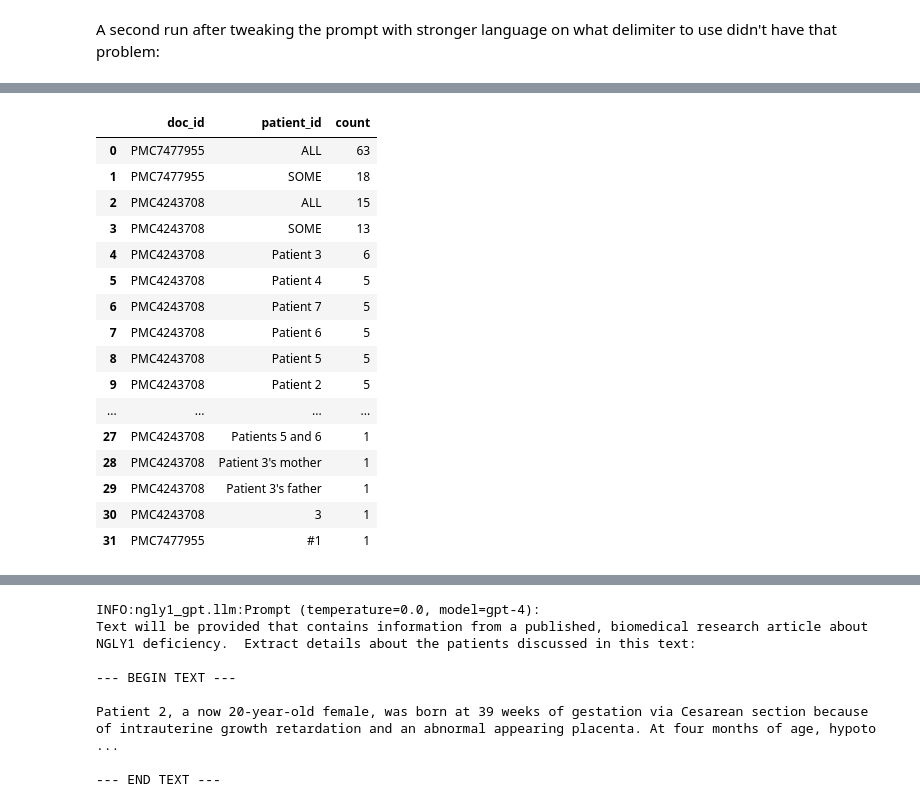
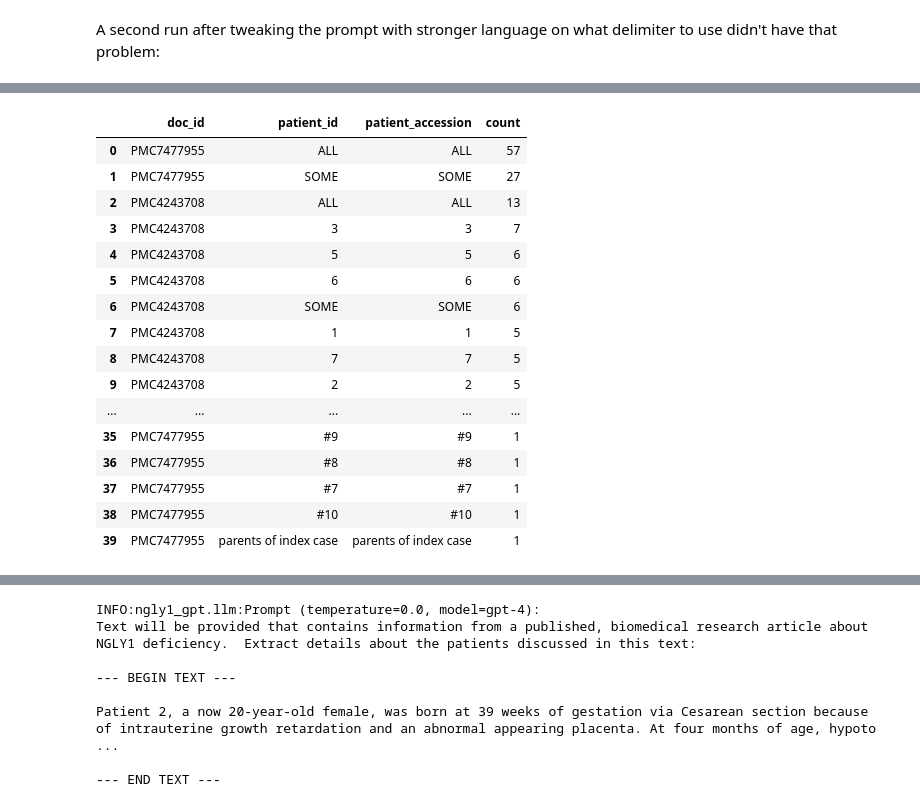
Before and after one commit to eric-czech/ngly1-gpt, a Jupyter notebook: ngly1_gpt/notebooks/patient_extraction.ipynb, the cells around one changed output, grey strips where cells are left out. Cells and saved outputs as stored; diff of their text form; code cells hidden in the pictures.

```diff
--- a/ngly1_gpt/notebooks/patient_extraction.ipynb
+++ b/ngly1_gpt/notebooks/patient_extraction.ipynb
@@ -85,7 +85,8 @@ memory usage: 8.6+ KB
 # %% [markdown]
 A second run after tweaking the prompt with stronger language on what delimiter to use didn't have that problem:
 # %%
-patients = pd.read_csv(utils.get_paths().output_data / "patients_2.tsv", sep="\t")
+#patients = pd.read_csv(utils.get_paths().output_data / "patients_2.1.tsv", sep="\t")
+patients = pd.read_csv(utils.get_paths().output_data / "patients_3.tsv", sep="\t")
 patients.info()
 patients.sample(n=15, random_state=0)
 # %% [output]
@@ -122,27 +122,27 @@ memory usage: 10.2+ KB
 # %%
 (
-    patients[['doc_id', 'patient_id']]
+    patients[['doc_id', 'patient_id', 'patient_accession']]
     .value_counts()
     .reset_index()
 )
 # %% [output]
-|  | doc_id | patient_id | count |
-| 0 | PMC7477955 | ALL | 63 |
-| 1 | PMC7477955 | SOME | 18 |
-| 2 | PMC4243708 | ALL | 15 |
-| 3 | PMC4243708 | SOME | 13 |
-| 4 | PMC4243708 | Patient 3 | 6 |
-| 5 | PMC4243708 | Patient 4 | 5 |
-| 6 | PMC4243708 | Patient 7 | 5 |
-| 7 | PMC4243708 | Patient 6 | 5 |
-| 8 | PMC4243708 | Patient 5 | 5 |
-| 9 | PMC4243708 | Patient 2 | 5 |
-| ... | ... | ... | ... |
-| 27 | PMC4243708 | Patients 5 and 6 | 1 |
-| 28 | PMC4243708 | Patient 3's mother | 1 |
-| 29 | PMC4243708 | Patient 3's father | 1 |
-| 30 | PMC4243708 | 3 | 1 |
-| 31 | PMC7477955 | #1 | 1 |
+|  | doc_id | patient_id | patient_accession | count |
+| 0 | PMC7477955 | ALL | ALL | 57 |
+| 1 | PMC7477955 | SOME | SOME | 27 |
+| 2 | PMC4243708 | ALL | ALL | 13 |
+| 3 | PMC4243708 | 3 | 3 | 7 |
+| 4 | PMC4243708 | 5 | 5 | 6 |
+| 5 | PMC4243708 | 6 | 6 | 6 |
+| 6 | PMC4243708 | SOME | SOME | 6 |
+| 7 | PMC4243708 | 1 | 1 | 5 |
+| 8 | PMC4243708 | 7 | 7 | 5 |
+| 9 | PMC4243708 | 2 | 2 | 5 |
+| ... | ... | ... | ... | ... |
+| 35 | PMC7477955 | #9 | #9 | 1 |
+| 36 | PMC7477955 | #8 | #8 | 1 |
+| 37 | PMC7477955 | #7 | #7 | 1 |
+| 38 | PMC7477955 | #10 | #10 | 1 |
+| 39 | PMC7477955 | parents of index case | parents of index case | 1 |
 # %%
 patient_details = (
     patients
```
Also changed, not shown: parts of 9 cells of this notebook, 5 other files.
